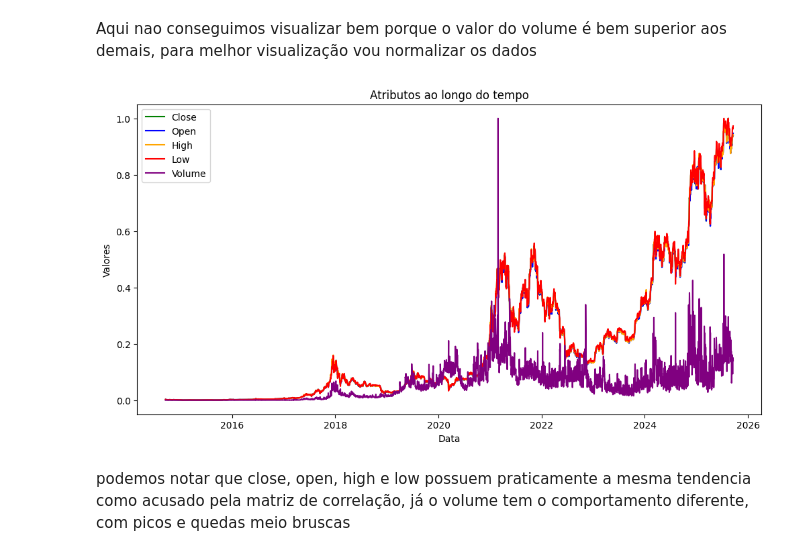
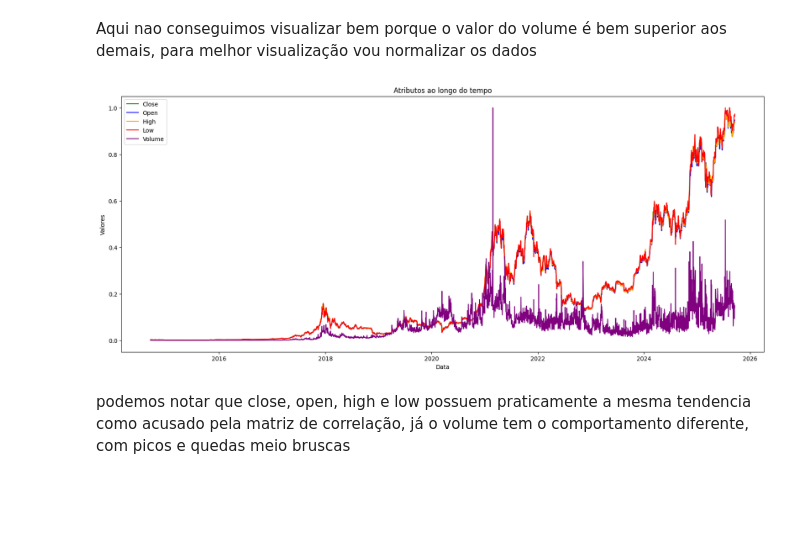
Before and after one commit to gusdiaso/crypto_predict, a Jupyter notebook: bitcoin.ipynb, the cells around one changed output. Cells and saved outputs as stored; diff of their text form; code cells hidden in the pictures; blank space fills up the shorter version.

```diff
--- a/bitcoin.ipynb
+++ b/bitcoin.ipynb
@@ -176,20 +175,20 @@ scaler = MinMaxScaler(feature_range=(0,1))
 scaled_data = scaler.fit_transform(data)
 data_scaled = pd.DataFrame(scaled_data, columns=data.columns, index=data.index)
 # %%
-plt.figure(figsize=(12,6))
+plt.figure(figsize=(20,8))
 
 plt.plot(data_scaled.index, data_scaled['Close'], label='Close', color='green')
 plt.plot(data_scaled.index, data_scaled['Open'], label='Open', color='blue')
 plt.plot(data_scaled.index, data_scaled['High'], label='High', color='orange')
 plt.plot(data_scaled.index, data_scaled['Low'], label='Low', color='red')
 plt.plot(data_scaled.index, data_scaled['Volume'], label='Volume', color='purple')
 
 plt.title('Atributos ao longo do tempo')
 plt.xlabel('Data')
 plt.ylabel('Valores')
 plt.legend()
 plt.show()
 # %% [output]
-[figure, old version]
+[figure, new version]
 # %% [markdown]
 podemos notar que close, open, high e low possuem praticamente a mesma tendencia como acusado pela matriz de correlação, já o volume tem o comportamento diferente, com picos e quedas meio bruscas
```
Also changed, not shown: parts of 16 cells of this notebook, 3 other files.
